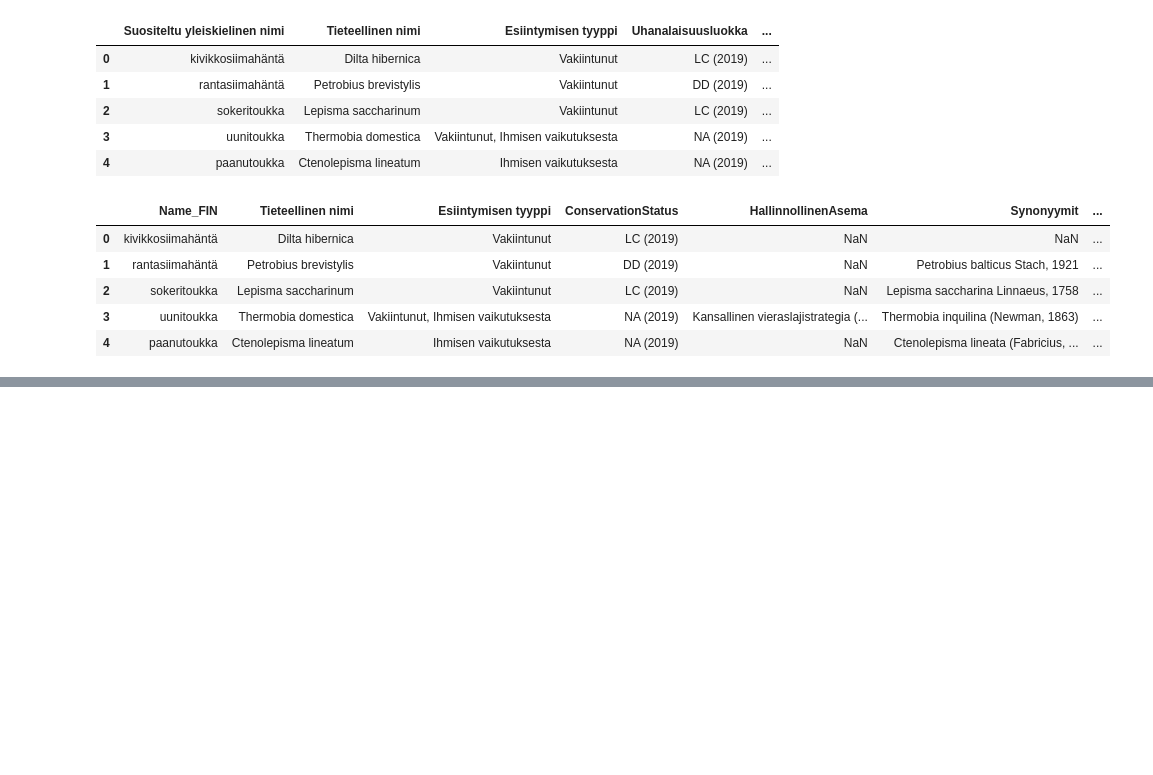
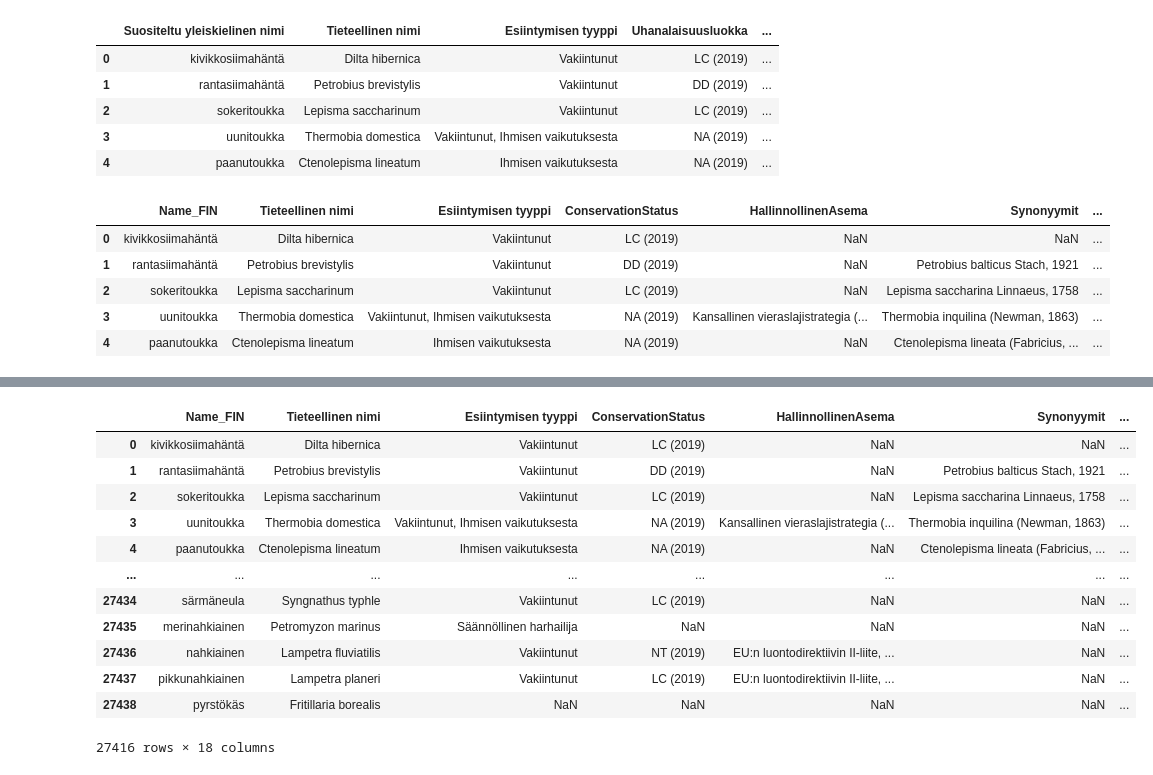
Before and after one commit to Avocadososemix/IDV2021, a Jupyter notebook: Project/interactive_data_visualization.ipynb, the cells around one changed output, grey strips where cells are left out. Cells and saved outputs as stored; diff of their text form; code cells hidden in the pictures; blank space fills up the shorter version.

```diff
--- a/Project/interactive_data_visualization.ipynb
+++ b/Project/interactive_data_visualization.ipynb
@@ -71,3 +102,21 @@ df = df.replace(np.nan, 'no data', regex=True)
+# %%
+#df = df.replace(np.nan, None, regex=True)
+# testing whether removes empty leaves will resolve mismatched labels in fig
+df.dropna(subset = ['Kunta', 'Pääjakso', 'Alajakso', 'Luokka', 'Lahko', 'Heimo', 'Suku', 'Laji'])
+# %% [output]
+|  | Name_FIN | Tieteellinen nimi | Esiintymisen tyyppi | ConservationStatus | HallinnollinenAsema | Synonyymit | ... |
+| 0 | kivikkosiimahäntä | Dilta hibernica | Vakiintunut | LC (2019) | NaN | NaN | ... |
+| 1 | rantasiimahäntä | Petrobius brevistylis | Vakiintunut | DD (2019) | NaN | Petrobius balticus Stach, 1921 | ... |
+| 2 | sokeritoukka | Lepisma saccharinum | Vakiintunut | LC (2019) | NaN | Lepisma saccharina Linnaeus, 1758 | ... |
+| 3 | uunitoukka | Thermobia domestica | Vakiintunut, Ihmisen vaikutuksesta | NA (2019) | Kansallinen vieraslajistrategia (... | Thermobia inquilina (Newman, 1863) | ... |
+| 4 | paanutoukka | Ctenolepisma lineatum | Ihmisen vaikutuksesta | NA (2019) | NaN | Ctenolepisma lineata (Fabricius, ... | ... |
+| ... | ... | ... | ... | ... | ... | ... | ... |
+| 27434 | särmäneula | Syngnathus typhle | Vakiintunut | LC (2019) | NaN | NaN | ... |
+| 27435 | merinahkiainen | Petromyzon marinus | Säännöllinen harhailija | NaN | NaN | NaN | ... |
+| 27436 | nahkiainen | Lampetra fluviatilis | Vakiintunut | NT (2019) | EU:n luontodirektiivin II-liite, ... | NaN | ... |
+| 27437 | pikkunahkiainen | Lampetra planeri | Vakiintunut | LC (2019) | EU:n luontodirektiivin II-liite, ... | NaN | ... |
+| 27438 | pyrstökäs | Fritillaria borealis | NaN | NaN | NaN | NaN | ... |
+27416 rows × 18 columns
 # %%
 df.ConservationStatus.unique()
 # %% [output]
```
Also changed, not shown: parts of 28 cells of this notebook.
